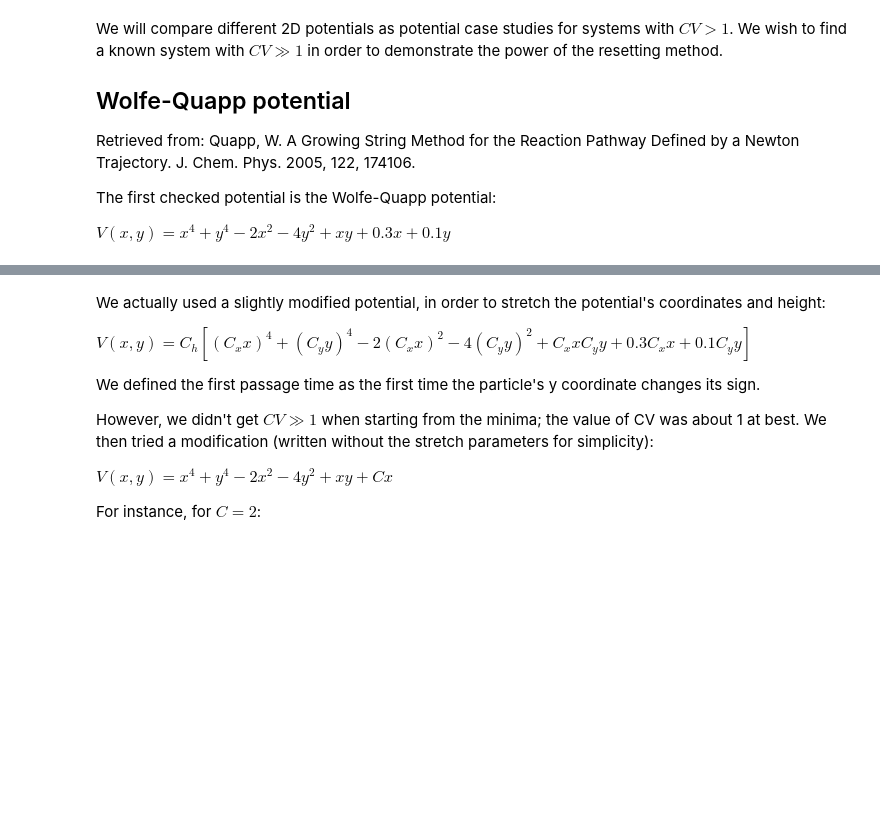
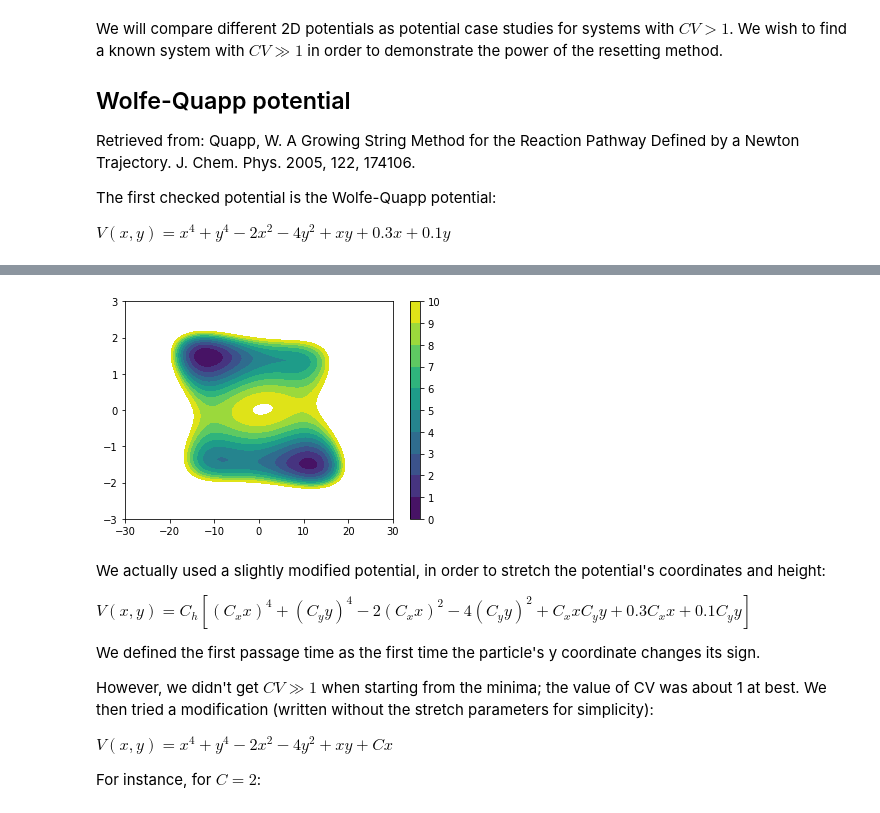
Before and after one commit to OfirBlumer/resetting, a Jupyter notebook: 2DsingleParticle/compare2Dpotentials.ipynb, the cells around one changed output, grey strips where cells are left out. Cells and saved outputs as stored; diff of their text form; code cells hidden in the pictures; blank space fills up the shorter version.

```diff
--- a/2DsingleParticle/compare2Dpotentials.ipynb
+++ b/2DsingleParticle/compare2Dpotentials.ipynb
@@ -38,3 +40,24 @@ plt.tricontourf(surface.x,surface.y,surface.V,levels=levels)
+# %%
+pointsx = np.linspace(-30,30,100)
+pointsy = np.linspace(-3,3,100)
+xs = []
+ys = []
+Vs = []
+levels = np.linspace(0,10,11)
+for xt in pointsx:
+    x = xt/10
+    for yt in pointsy:
+        y = yt/1
+        Vs.append(0.59616*1.5*(x**4+y**4-2*x**2-4*y**2+x*y+0.3*x+0.1*y))
+        xs.append(xt)
+        ys.append(yt)
+
+surface = pd.DataFrame({"x":xs,"y":ys,"V":Vs})
+surface.V -= surface.V.min()
+plt.tricontourf(surface.x,surface.y,surface.V/0.59616,levels=levels)
+cbar = plt.colorbar(ticks=levels)
+# %% [output]
+[figure, added]
 # %% [markdown]
 We actually used a slightly modified potential, in order to stretch the potential's coordinates and height:
 
```
Also changed, not shown: parts of 15 cells of this notebook, 9 other files.
